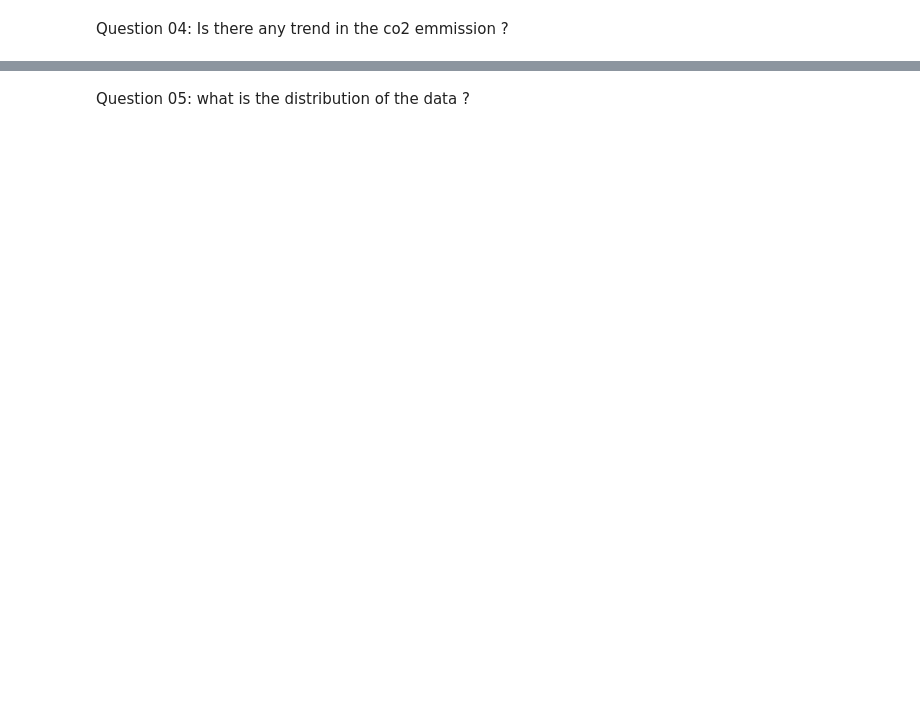
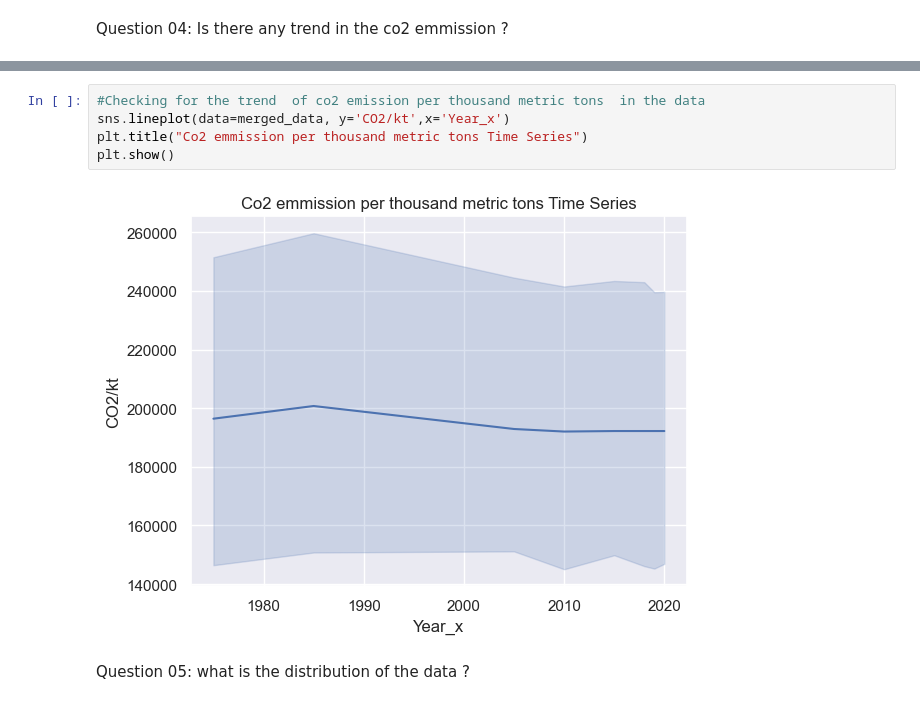
Before and after one commit to ntakirutimanapierre/Analytics-Assignemnt2-Exploratory-Data-Analysis-and-Reporting, a Jupyter notebook: notebook.ipynb, the cells around one changed output, grey strips where cells are left out. Drawn from its saved outputs; the diff is of its cells as text; blank space fills up the shorter version.

```diff
--- a/notebook.ipynb
+++ b/notebook.ipynb
@@ -83,3 +187,10 @@ plt.show()
+# %%
+#Checking for the trend  of co2 emission per thousand metric tons  in the data
+sns.lineplot(data=merged_data, y='CO2/kt',x='Year_x')
+plt.title("Co2 emmission per thousand metric tons Time Series")
+plt.show()
+# %% [output]
+[figure, added]
 # %% [markdown]
 Question 05: what is the distribution of the data ?
 # %%
```
Also changed, not shown: parts of 22 cells of this notebook.
